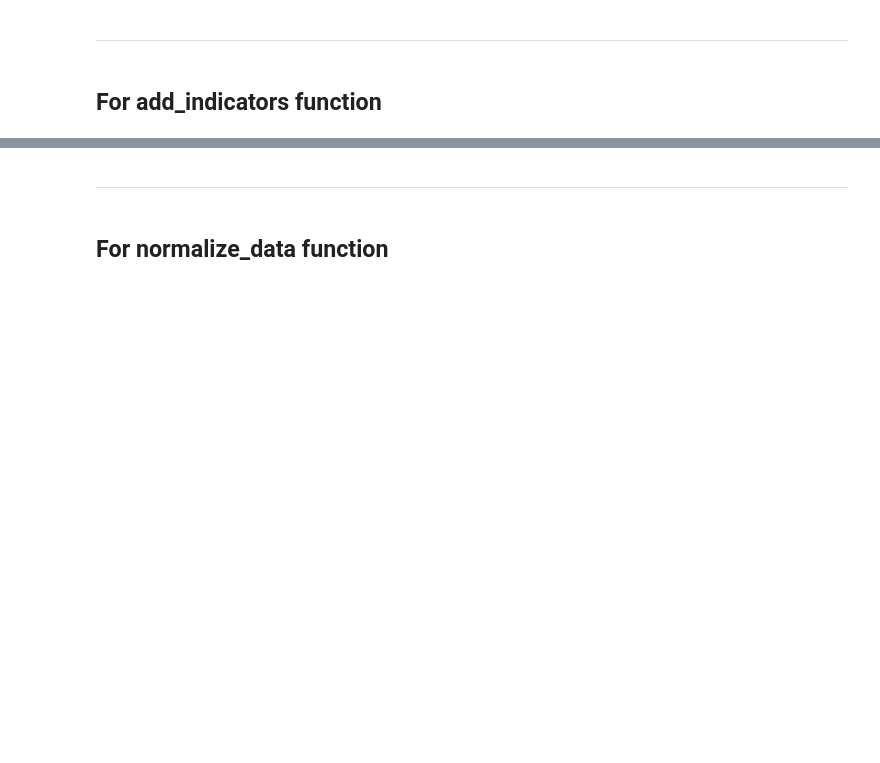
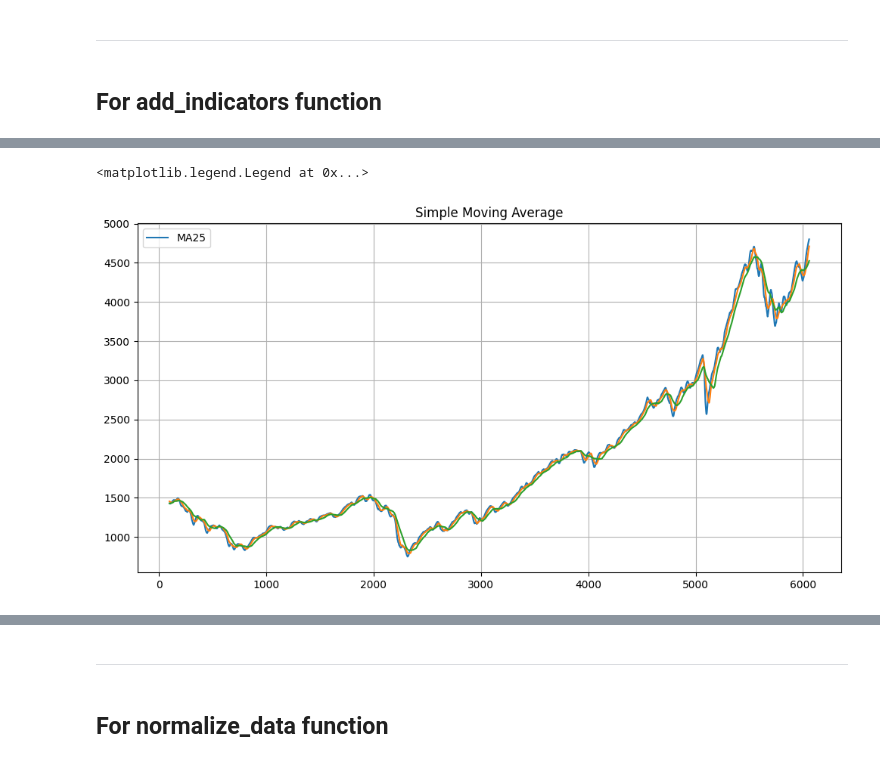
Before and after one commit to BoykoPetevBoev/Stock-Market-Prediction, a Jupyter notebook: src/models/lstm_v2/lstm_normalize.ipynb, the cells around one changed output, grey strips where cells are left out. Drawn from its saved outputs; the diff is of its cells as text; code cells hidden in the pictures; blank space fills up the shorter version.

```diff
--- a/src/models/lstm_v2/lstm_normalize.ipynb
+++ b/src/models/lstm_v2/lstm_normalize.ipynb
@@ -65,4 +82,9 @@ plt.legend(['Close'])
 # %%
-# plt = config_chart('Simple Moving Average')
-# plt.plot(extended_data['SMA'])
-# plt.legend(['SMA'])
+plt = config_chart('Simple Moving Average')
+plt.plot(extended_data['MA25'])
+plt.plot(extended_data['MA50'])
+plt.plot(extended_data['MA100'])
+plt.legend(['MA25'])
+# %% [output]
+<matplotlib.legend.Legend at 0x...>
+[figure, added]
```
Also changed, not shown: parts of 26 cells of this notebook, 7 other files.
